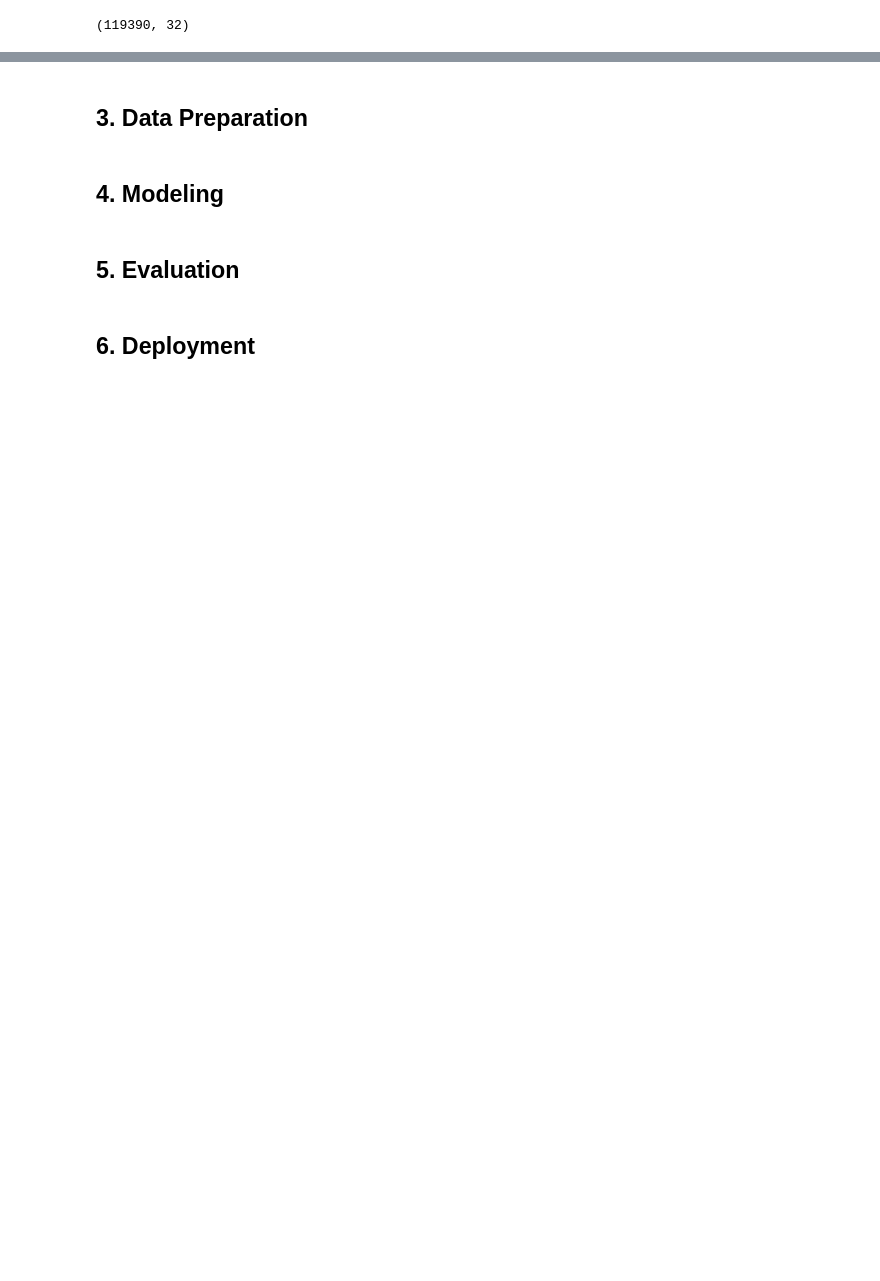
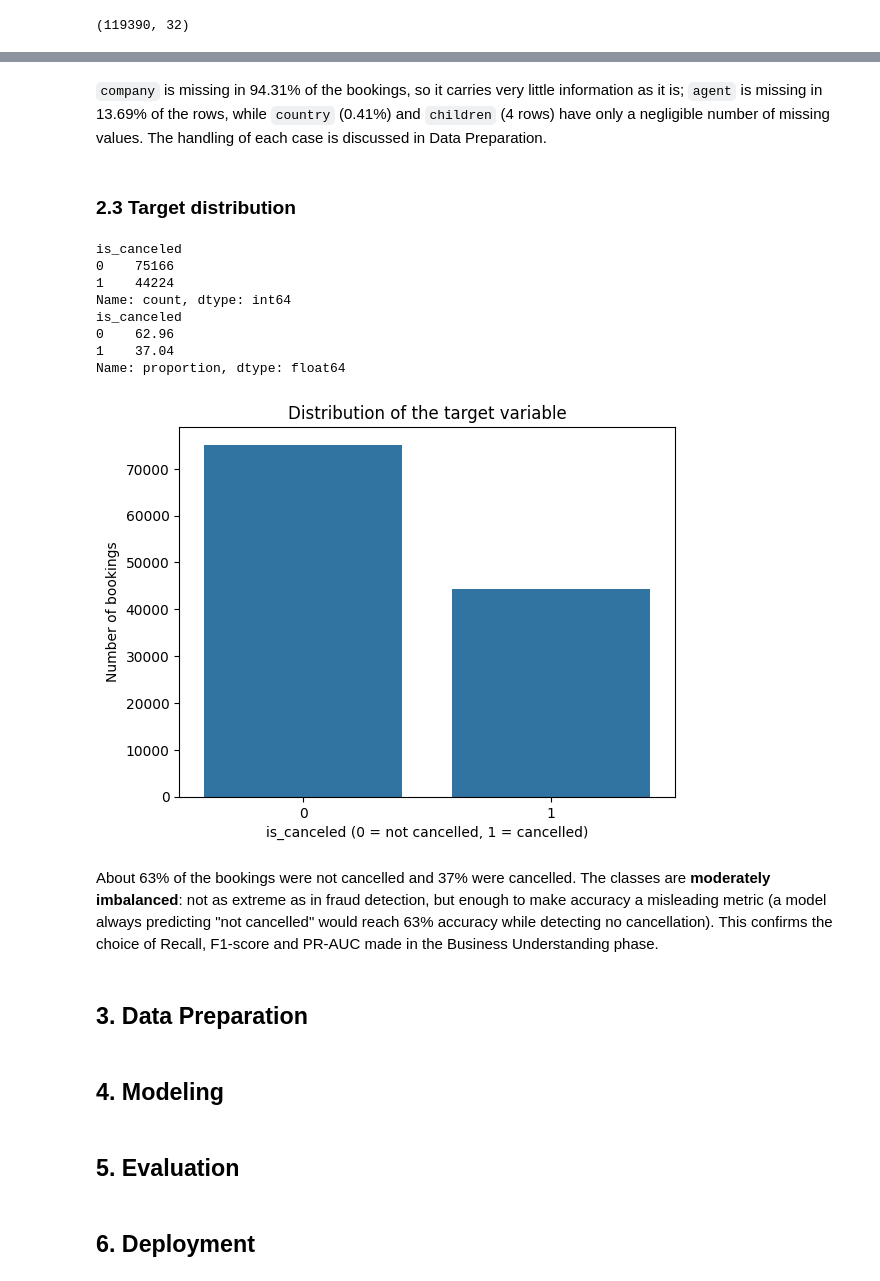
Before and after one commit to marthinaf03/ml-hotel-booking-cancellation, a Jupyter notebook: hotel_booking_cancellation.ipynb, the cells around one changed output, grey strips where cells are left out. Saved outputs shown, nothing was run; the diff lists cells and outputs as text; code cells hidden in the pictures; blank space fills up the shorter version.

```diff
--- a/hotel_booking_cancellation.ipynb
+++ b/hotel_booking_cancellation.ipynb
@@ -40,3 +93,28 @@ df.shape
+# %% [markdown]
+`company` is missing in 94.31% of the bookings, so it carries very little information as it is; `agent` is missing in 13.69% of the rows, while `country` (0.41%) and `children` (4 rows) have only a negligible number of missing values. The handling of each case is discussed in Data Preparation.
+# %% [markdown]
+### 2.3 Target distribution
+# %%
+print(df['is_canceled'].value_counts())
+print(df['is_canceled'].value_counts(normalize=True).round(4) * 100)
+
+sns.countplot(x='is_canceled', data=df)
+plt.title('Distribution of the target variable')
+plt.xlabel('is_canceled (0 = not cancelled, 1 = cancelled)')
+plt.ylabel('Number of bookings')
+plt.show()
+# %% [output]
+is_canceled
+0    75166
+1    44224
+Name: count, dtype: int64
+is_canceled
+0    62.96
+1    37.04
+Name: proportion, dtype: float64
+[figure, added]
+# %% [markdown]
+About 63% of the bookings were not cancelled and 37% were cancelled. The classes are **moderately imbalanced**: not as extreme as in fraud detection, but enough to make accuracy a misleading metric (a model always predicting "not cancelled" would reach 63% accuracy while detecting no cancellation). This confirms the choice of Recall, F1-score and PR-AUC made in the Business Understanding phase.
 # %% [markdown]
 ## 3. Data Preparation
 # %% [markdown]
```
Also changed, not shown: parts of 6 cells of this notebook.
